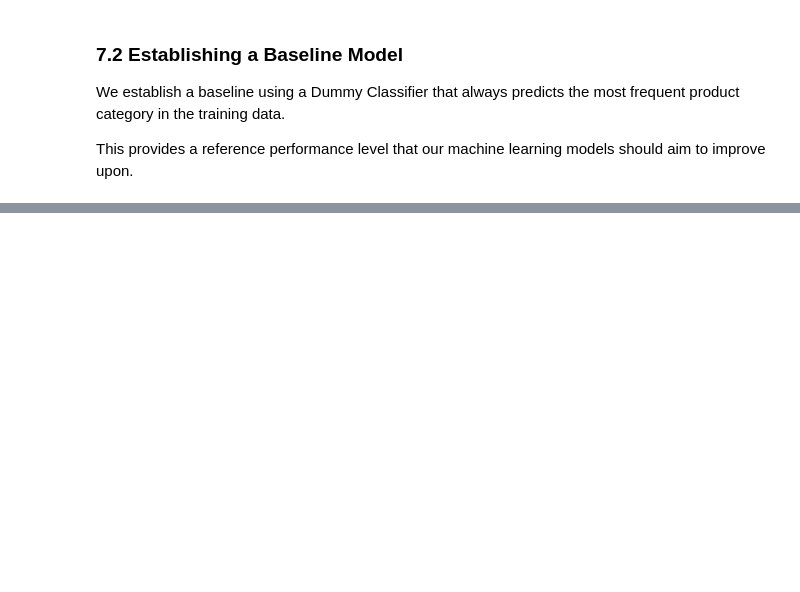
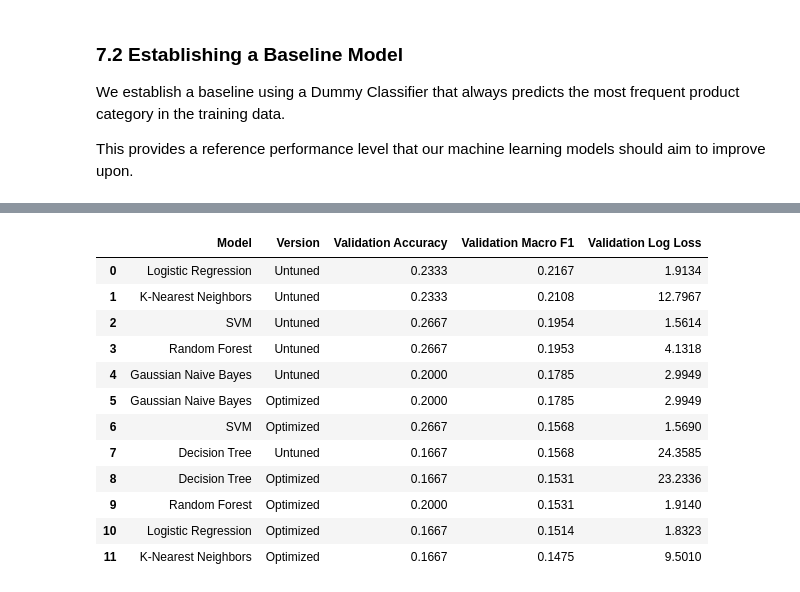
Before and after one commit to jbyiringiro/Formative2-Data_Preprocessing, a Jupyter notebook: notebooks/01_data_merge_eda_product_model.ipynb, the cells around one changed output, grey strips where cells are left out. Drawn from its saved outputs; the diff is of its cells as text; code cells hidden in the pictures; blank space fills up the shorter version.

```diff
--- a/notebooks/01_data_merge_eda_product_model.ipynb
+++ b/notebooks/01_data_merge_eda_product_model.ipynb
@@ -2021,0 +2055,54 @@ print(prediction_result)
+# %%
+# Prepare initial results, excluding the Dummy Baseline
+initial_comparison = results_df[
+    results_df["Model"] != "Dummy Baseline"
+].copy()
+
+initial_comparison["Version"] = "Untuned"
+
+initial_comparison = initial_comparison.rename(columns={
+    "Accuracy": "Validation Accuracy",
+    "F1-score (Macro)": "Validation Macro F1",
+    "Log Loss": "Validation Log Loss"
+})
+
+# Prepare optimized results
+optimized_comparison = optimized_validation_df.copy()
+optimized_comparison["Version"] = "Optimized"
+
+# Combine both result tables
+combined_results = pd.concat(
+    [
+        initial_comparison[
+            ["Model", "Version", "Validation Accuracy",
+             "Validation Macro F1", "Validation Log Loss"]
+        ],
+        optimized_comparison[
+            ["Model", "Version", "Validation Accuracy",
+             "Validation Macro F1", "Validation Log Loss"]
+        ]
+    ],
+    ignore_index=True
+)
+
+# Display models ranked by validation Macro F1
+combined_results = combined_results.sort_values(
+    by="Validation Macro F1",
+    ascending=False
+).reset_index(drop=True)
+
+display(combined_results.round(4))
+# %% [output]
+|  | Model | Version | Validation Accuracy | Validation Macro F1 | Validation Log Loss |
+| 0 | Logistic Regression | Untuned | 0.2333 | 0.2167 | 1.9134 |
+| 1 | K-Nearest Neighbors | Untuned | 0.2333 | 0.2108 | 12.7967 |
+| 2 | SVM | Untuned | 0.2667 | 0.1954 | 1.5614 |
+| 3 | Random Forest | Untuned | 0.2667 | 0.1953 | 4.1318 |
+| 4 | Gaussian Naive Bayes | Untuned | 0.2000 | 0.1785 | 2.9949 |
+| 5 | Gaussian Naive Bayes | Optimized | 0.2000 | 0.1785 | 2.9949 |
+| 6 | SVM | Optimized | 0.2667 | 0.1568 | 1.5690 |
+| 7 | Decision Tree | Untuned | 0.1667 | 0.1568 | 24.3585 |
+| 8 | Decision Tree | Optimized | 0.1667 | 0.1531 | 23.2336 |
+| 9 | Random Forest | Optimized | 0.2000 | 0.1531 | 1.9140 |
+| 10 | Logistic Regression | Optimized | 0.1667 | 0.1514 | 1.8323 |
+| 11 | K-Nearest Neighbors | Optimized | 0.1667 | 0.1475 | 9.5010 |
```
Also changed, not shown: parts of 58 cells of this notebook.
